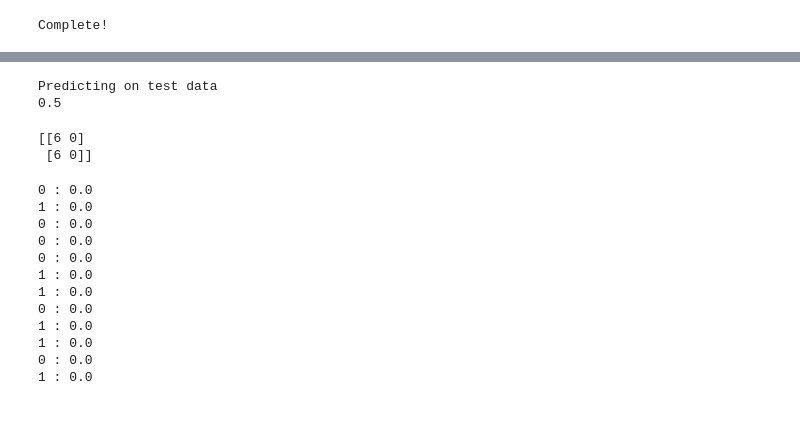
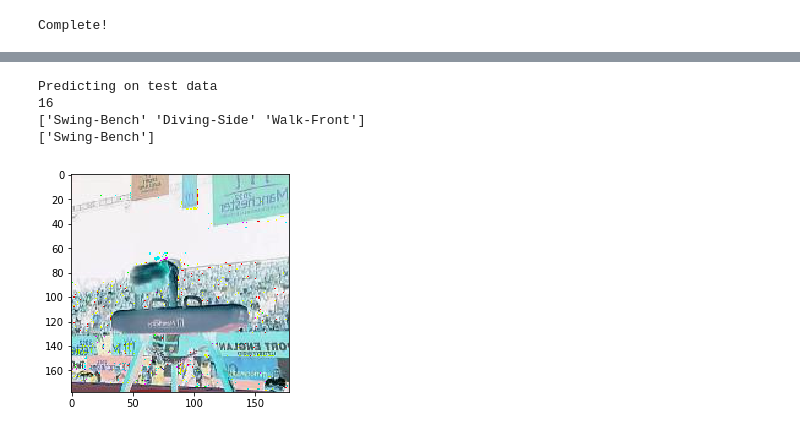
Before and after one commit to ledgerW/LieDetector, a Jupyter notebook: LieDetector.ipynb, the cells around one changed output, grey strips where cells are left out. Saved outputs shown, nothing was run; the diff lists cells and outputs as text; code cells hidden in the pictures.

```diff
--- a/LieDetector.ipynb
+++ b/LieDetector.ipynb
@@ -312,33 +522,23 @@ plot_learning_curve(history)
 # %%
 # Test on the out of sample (test) video footage.
 X_test = X_test.astype('float32')
 
 print('Predicting on test data')
-y_pred = np.rint(model.predict(X_test))
+#y_pred = np.rint(model.predict(X_test))
+y_pred = model.predict(X_test)
 
-print(accuracy_score(y_test, y_pred))
+t = random.randint(0,len(y_pred))
+print(t)
+print(encoder.classes_[y_pred.argsort()[t][::-1][:3]])
+print(encoder.classes_[y_test[t]==1])
+plt.imshow(X_test[t][0])
+plt.show()
+
+
+#print(accuracy_score(y_test, y_pred))
 # %% [output]
 Predicting on test data
-0.5
+16
+['Swing-Bench' 'Diving-Side' 'Walk-Front']
+['Swing-Bench']
+[figure, added]
-# %%
-# Show confusion matrix
-print(confusion_matrix(y_test, y_pred))
-# %% [output]
-[[6 0]
- [6 0]]
-# %%
-for test,pred in zip(y_test, y_pred):
-    print(str(test) + ' : ' + str(pred[0]))
-# %% [output]
-0 : 0.0
-1 : 0.0
-0 : 0.0
-0 : 0.0
-0 : 0.0
-1 : 0.0
-1 : 0.0
-0 : 0.0
-1 : 0.0
-1 : 0.0
-0 : 0.0
-1 : 0.0
```
Also changed, not shown: parts of 23 cells of this notebook.
